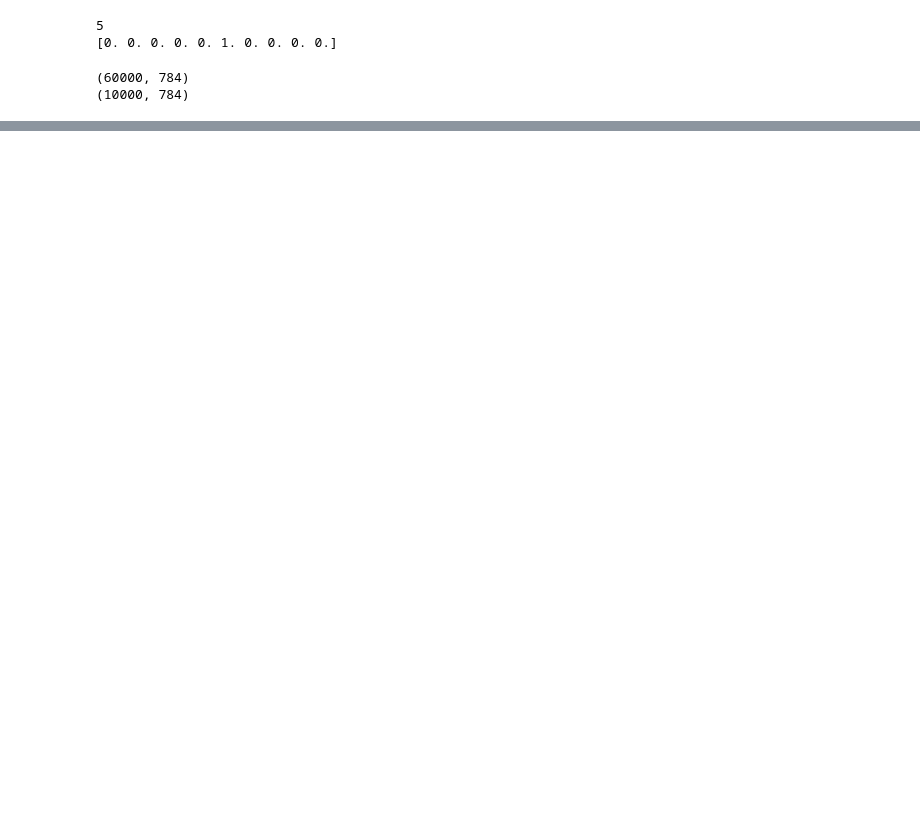
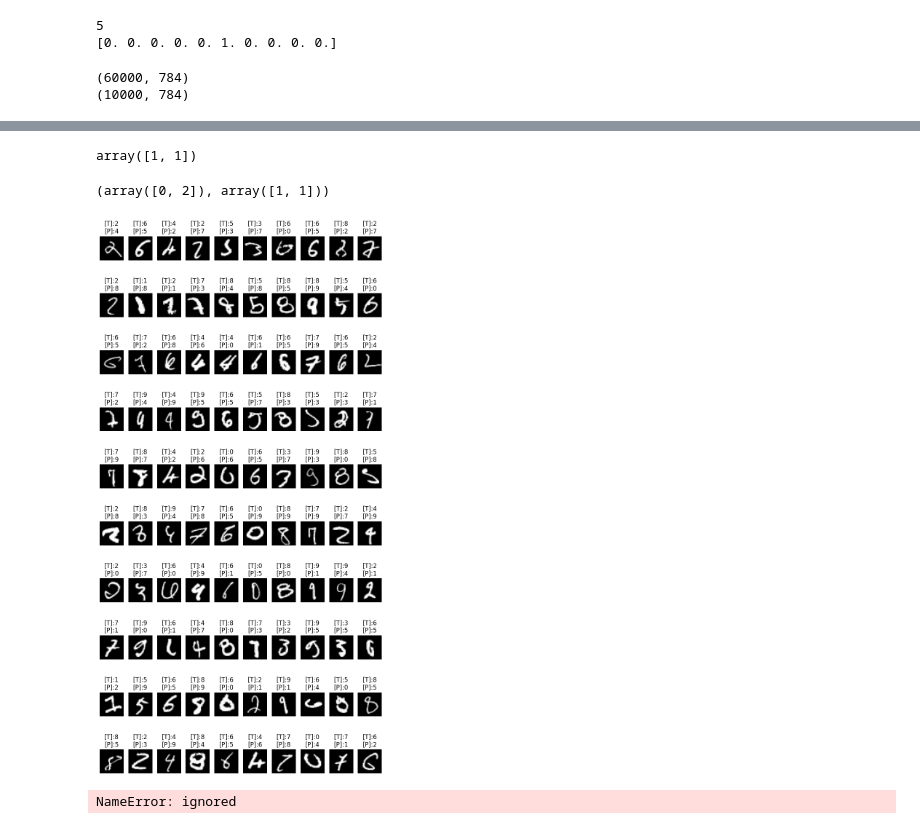
Before and after one commit to Aries1975/tibaml0315, a Jupyter notebook: mnist.ipynb, the cells around one changed output, grey strips where cells are left out. Cells and saved outputs as stored; diff of their text form; code cells hidden in the pictures; blank space fills up the shorter version.

```diff
--- a/mnist.ipynb
+++ b/mnist.ipynb
@@ -36,9 +44,9 @@ from tensorflow.keras.models import Sequential
 from tensorflow.keras.layers import Dense
 layers = [
     # 784 * 128 + 128(bias)
-    Dense(128, activation="sigmoid", input_dim=784),
+    Dense(256, activation="relu", input_dim=784),
     # 128 * 10 + 10(bias)
-    Dense(10, activation="sigmoid")
+    Dense(10, activation="softmax")
 ]
 model = Sequential(layers)
 model.summary()
@@ -75,8 +96,9 @@ import numpy as np
 # tensorflow隨機的weight有配合
 # reshape你可以把一個位置替換成-1(讓他自己算)
 # x_train.reshape(60000, 784)
-x_train_norm = x_train.reshape(-1, 784)
-x_test_norm = x_test.reshape(-1, 784)
+# !!!!!!!!!!! / 255.0
+x_train_norm = x_train.reshape(-1, 784) / 255.0
+x_test_norm = x_test.reshape(-1, 784) / 255.0
 print(x_train_norm.shape)
 print(x_test_norm.shape)
 # %% [output]
@@ -88,10 +110,16 @@ print(x_test_norm.shape)
 # validation_split: 擬要切出一部分不給模型看, 來驗證這組參數表現得如何
 # 一輪: 54000(90%) / 100 -> 540
 # 10 epochs: 540 * 10
+from tensorflow.keras.callbacks import EarlyStopping, ModelCheckpoint
+c = [
+    ModelCheckpoint("mnist.h5", save_best_only=True),
+    EarlyStopping(patience=5, restore_best_weights=True)
+]
 model.fit(x_train_norm,
      y_train_cat,
      batch_size=100,
      epochs=40,
-     validation_split=0.1)
+     validation_split=0.1,
+     callbacks=c)
 # %% [output]
 Epoch 1/40
@@ -125,0 +151,7 @@ Epoch 40/40
+# %%
+from sklearn.metrics import confusion_matrix
+pre = model.predict(x_test_norm).argmax(axis=1)
+mat = confusion_matrix(y_test, pre)
+pd.DataFrame(mat,
+       index=["{}(true)".format(i) for i in range(10)],
+       columns=["{}(pred)".format(i) for i in range(10)])
@@ -125,0 +171,41 @@ Epoch 40/40
+# %%
+# 如果你不帶參數, 他會展開成為一個list, 把最大位置列出來
+# 如果你帶入axis這個參數, axis=0, 直的看, 找最大值所在位置
+#             axis=1(-1), 橫的看
+np.array([
+    [1, 3],
+    [0.5, 2]
+]).argmax(axis=1)
+# %% [output]
+array([1, 1])
+# %%
+# demo: nonzero
+np.nonzero(np.array([
+    [0, 1],
+    [0, 0],
+    [0, 2]
+]))
+# %% [output]
+(array([0, 2]), array([1, 1]))
+# %%
+idx = np.nonzero(y_test != pre)[0]
+idx = idx[:100]
+plt.figure(figsize=(10, 20))
+# 預測錯誤的預測值
+fp_pred = pre[idx]
+# 預測錯誤的真實值
+fp_true = y_test[idx]
+# 預測錯誤的圖片
+fp_img = x_test[idx]
+for i in range(len(idx)):
+    plt.subplot(10, 10, i+1)
+    plt.axis("off")
+    t = "[T]:{}\n[P]:{}".format(fp_true[i], fp_pred[i])
+    plt.title(t)
+    plt.imshow(fp_img[i], cmap="gray")
+# %% [output]
+[figure, added]
+# %%
+Image.frombytes("L", (28, 28), x_test[0]).save("test.png")
+# %% [output]
+NameError: ignored
```
Also changed, not shown: parts of 12 cells of this notebook.
